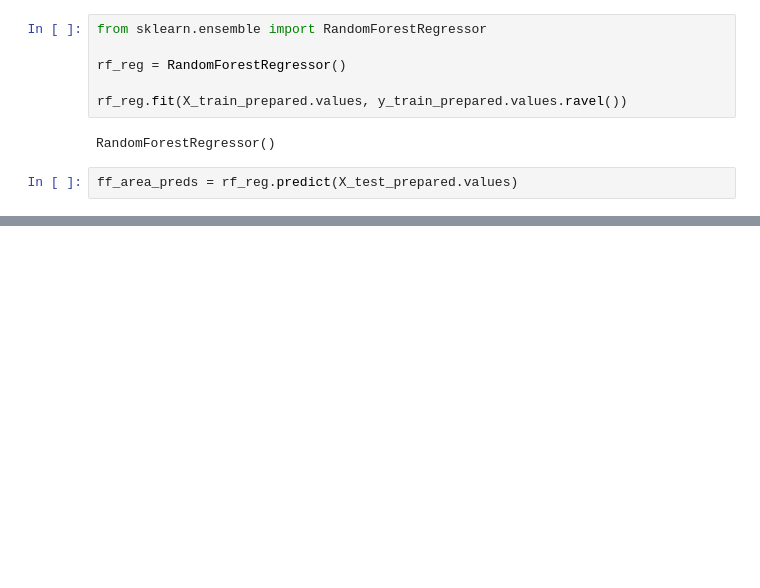
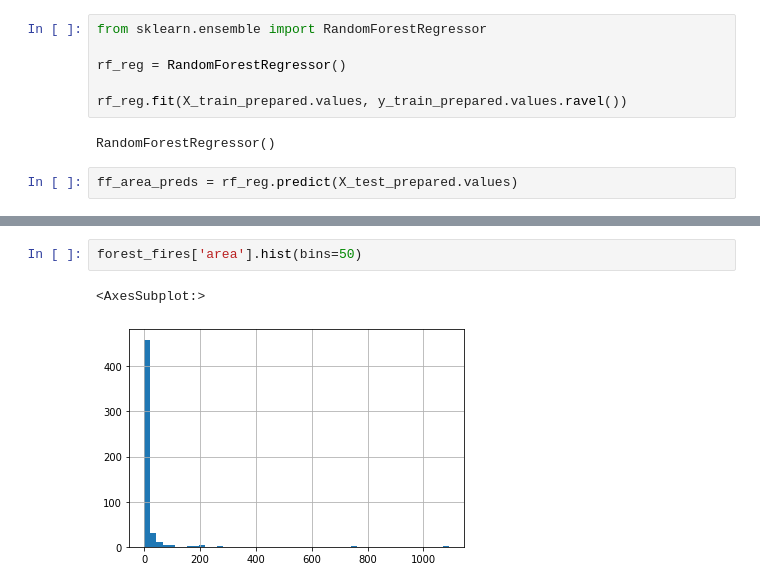
Before and after one commit to achi113s/ForestFires, a Jupyter notebook: ForestFireNb.ipynb, the cells around one changed output, grey strips where cells are left out. Drawn from its saved outputs; the diff is of its cells as text; blank space fills up the shorter version.

```diff
--- a/ForestFireNb.ipynb
+++ b/ForestFireNb.ipynb
@@ -430,0 +458,5 @@ print(mean_absolute_error(ff_area_preds, y_test_prepared))
+# %%
+forest_fires['area'].hist(bins=50)
+# %% [output]
+<AxesSubplot:>
+[figure, added]
```
Also changed, not shown: parts of 11 cells of this notebook.
